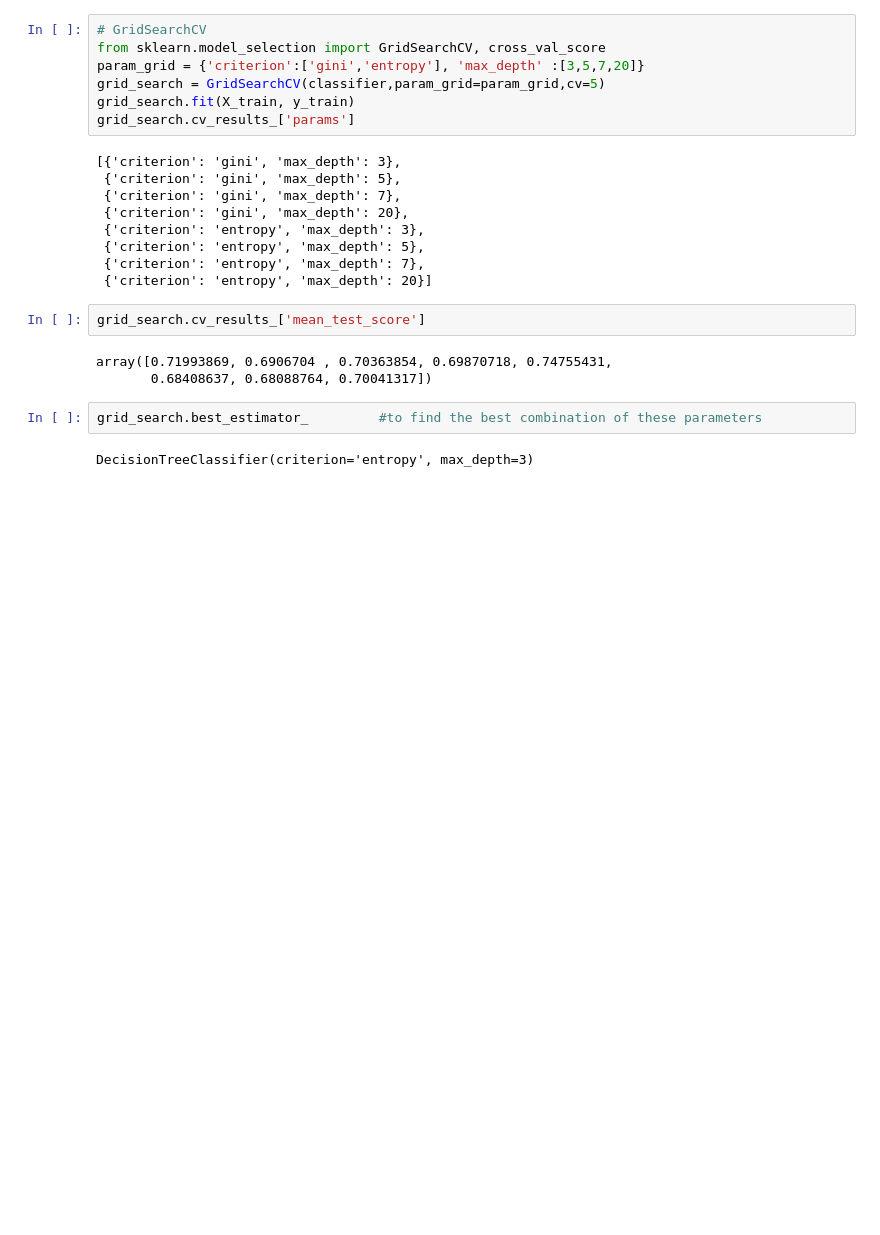
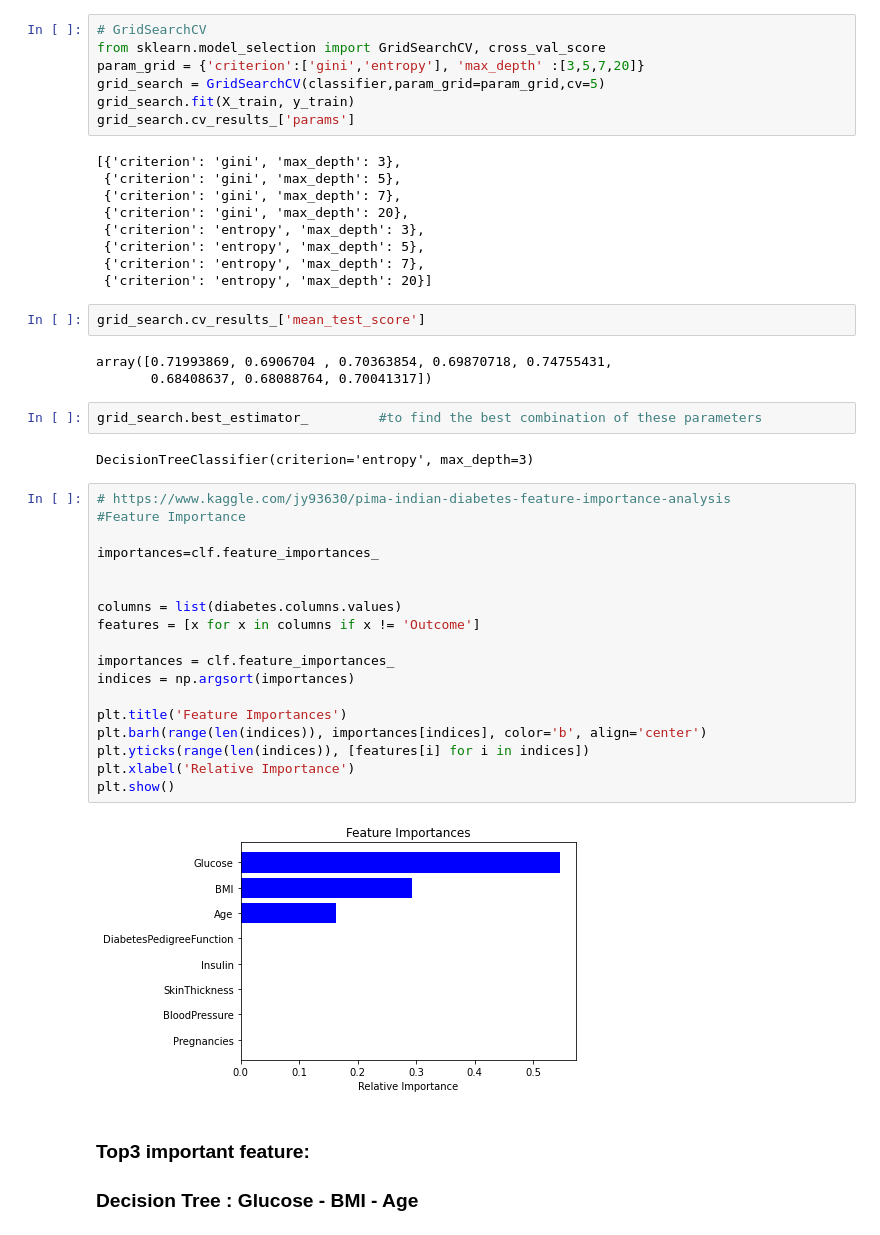
Before and after one commit to myscratchbooks/Python-and-R, a Jupyter notebook: Decision_Tree_in Python.ipynb, the cells around one changed output. Drawn from its saved outputs; the diff is of its cells as text; blank space fills up the shorter version.

```diff
--- a/Decision_Tree_in Python.ipynb
+++ b/Decision_Tree_in Python.ipynb
@@ -227,3 +262,27 @@ array([0.71993869, 0.6906704 , 0.70363854, 0.69870718, 0.74755431,
 grid_search.best_estimator_         #to find the best combination of these parameters
 # %% [output]
 DecisionTreeClassifier(criterion='entropy', max_depth=3)
+# %%
+# https://www.kaggle.com/jy93630/pima-indian-diabetes-feature-importance-analysis
+#Feature Importance
+
+importances=clf.feature_importances_
+
+
+columns = list(diabetes.columns.values)
+features = [x for x in columns if x != 'Outcome']
+
+importances = clf.feature_importances_
+indices = np.argsort(importances)
+
+plt.title('Feature Importances')
+plt.barh(range(len(indices)), importances[indices], color='b', align='center')
+plt.yticks(range(len(indices)), [features[i] for i in indices])
+plt.xlabel('Relative Importance')
+plt.show()
+# %% [output]
+[figure, added]
+# %% [markdown]
+### Top3 important feature:
+
+### Decision Tree : Glucose - BMI - Age
```
Also changed, not shown: parts of 5 cells of this notebook.
